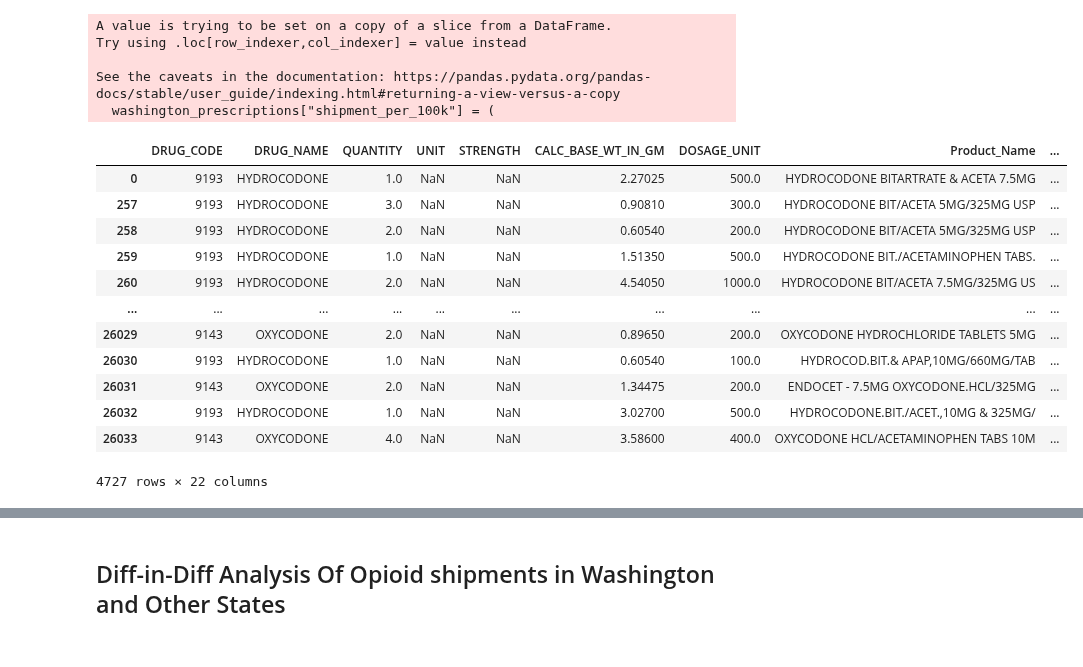
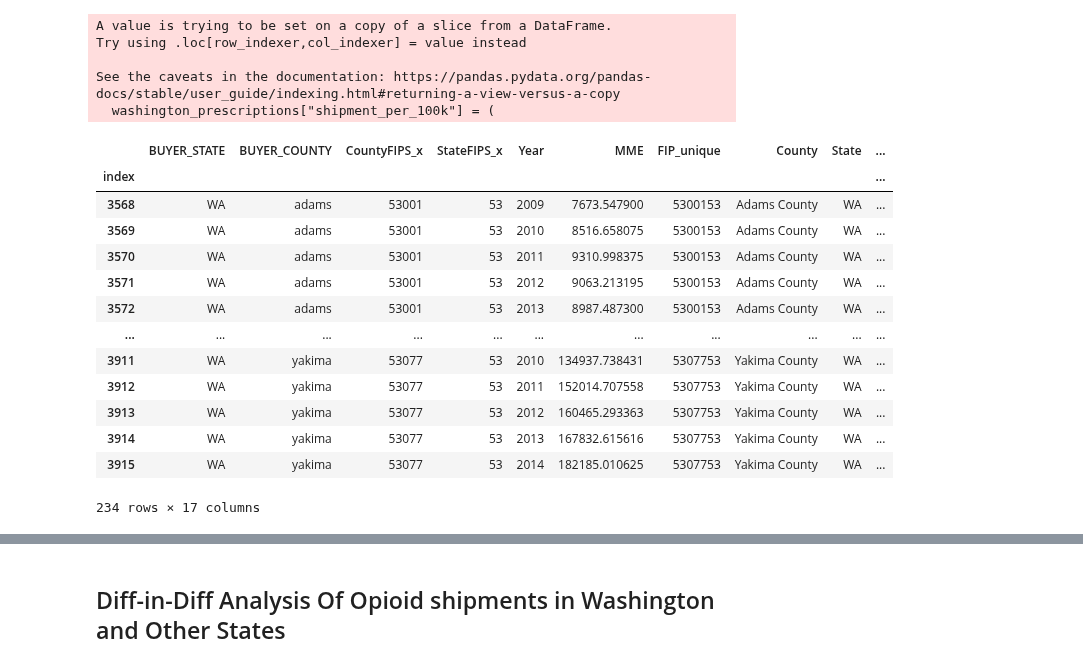
Before and after one commit to abzdel/Opioid-Analysis, a Jupyter notebook: 10_code/wa_diff_prescriptions.ipynb, the cells around one changed output, grey strips where cells are left out. Saved outputs shown, nothing was run; the diff lists cells and outputs as text; code cells hidden in the pictures.

```diff
--- a/10_code/wa_diff_prescriptions.ipynb
+++ b/10_code/wa_diff_prescriptions.ipynb
@@ -12,4 +12,3 @@ import seaborn as sns
 # %%
 # loading data for drug prescriptions in Florida and neighbouring states
-prescriptions = pd.read_csv("../05_cleaned_data/prescriptions_wa.csv",low_memory = False)
-prescriptions
+prescriptions_reduced =  pd.read_parquet("../20_intermediate_files/prescriptions_wa.parquet")
@@ -95,9 +70,9 @@ prescriptions_reduced
 prescriptions_reduced_copy = prescriptions_reduced.copy()
 
 prescriptions_reduced_copy["Year"] = prescriptions_reduced_copy["Year"].astype("int64")
-prescriptions_reduced_copy["DRUG_CODE"] = prescriptions_reduced_copy["DRUG_CODE"].astype("int64")
-prescriptions_reduced_copy["Month"] = prescriptions_reduced_copy["Month"].astype("int64")
-prescriptions_reduced_copy["Population"] = prescriptions_reduced_copy["Population"].astype("int64")
+# prescriptions_reduced_copy["DRUG_CODE"] = prescriptions_reduced_copy["DRUG_CODE"].astype("int64")
+# prescriptions_reduced_copy["Month"] = prescriptions_reduced_copy["Month"].astype("int64")
+# prescriptions_reduced_copy["Population"] = prescriptions_reduced_copy["Population"].astype("int64")
 # %%
 prescriptions_reduced_copy
 # %% [output]
@@ -117,38 +93,44 @@ prescriptions_reduced_copy
 # %%
 # creating a dataset that has all the drug prescriptions in the state of Florida
 
-washington_prescriptions = prescriptions_reduced_copy[prescriptions_reduced_copy["StateName"]=="Washington"]
+washington_prescriptions = prescriptions_reduced_copy[prescriptions_reduced_copy["State"]=="WA"]
 # washington_prescriptions_copy = washington_prescriptions.copy()
+# washington_prescriptions["shipment_per_100k"] = (
+#     (
+#         washington_prescriptions["dos_str"]
+#         * washington_prescriptions["DOSAGE_UNIT"]
+#         * washington_prescriptions["MME_Conversion_Factor"]
+#     )
+#     / (washington_prescriptions["Population"])
+#     * 100000
+# )
 washington_prescriptions["shipment_per_100k"] = (
-    (
-        washington_prescriptions["dos_str"]
-        * washington_prescriptions["DOSAGE_UNIT"]
-        * washington_prescriptions["MME_Conversion_Factor"]
-    )
+        washington_prescriptions["MME"]
     / (washington_prescriptions["Population"])
     * 100000
 )
 
 washington_prescriptions
 # %% [output]
 A value is trying to be set on a copy of a slice from a DataFrame.
 Try using .loc[row_indexer,col_indexer] = value instead
 
 See the caveats in the documentation: https://pandas.pydata.org/pandas-docs/stable/user_guide/indexing.html#returning-a-view-versus-a-copy
   washington_prescriptions["shipment_per_100k"] = (
-|  | DRUG_CODE | DRUG_NAME | QUANTITY | UNIT | STRENGTH | CALC_BASE_WT_IN_GM | DOSAGE_UNIT | Product_Name | ... |
-| 0 | 9193 | HYDROCODONE | 1.0 | NaN | NaN | 2.27025 | 500.0 | HYDROCODONE BITARTRATE & ACETA 7.5MG | ... |
-| 257 | 9193 | HYDROCODONE | 3.0 | NaN | NaN | 0.90810 | 300.0 | HYDROCODONE BIT/ACETA 5MG/325MG USP | ... |
-| 258 | 9193 | HYDROCODONE | 2.0 | NaN | NaN | 0.60540 | 200.0 | HYDROCODONE BIT/ACETA 5MG/325MG USP | ... |
-| 259 | 9193 | HYDROCODONE | 1.0 | NaN | NaN | 1.51350 | 500.0 | HYDROCODONE BIT./ACETAMINOPHEN TABS. | ... |
-| 260 | 9193 | HYDROCODONE | 2.0 | NaN | NaN | 4.54050 | 1000.0 | HYDROCODONE BIT/ACETA 7.5MG/325MG US | ... |
-| ... | ... | ... | ... | ... | ... | ... | ... | ... | ... |
-| 26029 | 9143 | OXYCODONE | 2.0 | NaN | NaN | 0.89650 | 200.0 | OXYCODONE HYDROCHLORIDE TABLETS 5MG | ... |
-| 26030 | 9193 | HYDROCODONE | 1.0 | NaN | NaN | 0.60540 | 100.0 | HYDROCOD.BIT.& APAP,10MG/660MG/TAB | ... |
-| 26031 | 9143 | OXYCODONE | 2.0 | NaN | NaN | 1.34475 | 200.0 | ENDOCET - 7.5MG OXYCODONE.HCL/325MG | ... |
-| 26032 | 9193 | HYDROCODONE | 1.0 | NaN | NaN | 3.02700 | 500.0 | HYDROCODONE.BIT./ACET.,10MG & 325MG/ | ... |
-| 26033 | 9143 | OXYCODONE | 4.0 | NaN | NaN | 3.58600 | 400.0 | OXYCODONE HCL/ACETAMINOPHEN TABS 10M | ... |
+|  | BUYER_STATE | BUYER_COUNTY | CountyFIPS_x | StateFIPS_x | Year | MME | FIP_unique | County | State | ... |
+| index |  |  |  |  |  |  |  |  |  | ... |
+| 3568 | WA | adams | 53001 | 53 | 2009 | 7673.547900 | 5300153 | Adams County | WA | ... |
+| 3569 | WA | adams | 53001 | 53 | 2010 | 8516.658075 | 5300153 | Adams County | WA | ... |
+| 3570 | WA | adams | 53001 | 53 | 2011 | 9310.998375 | 5300153 | Adams County | WA | ... |
+| 3571 | WA | adams | 53001 | 53 | 2012 | 9063.213195 | 5300153 | Adams County | WA | ... |
+| 3572 | WA | adams | 53001 | 53 | 2013 | 8987.487300 | 5300153 | Adams County | WA | ... |
+| ... | ... | ... | ... | ... | ... | ... | ... | ... | ... | ... |
+| 3911 | WA | yakima | 53077 | 53 | 2010 | 134937.738431 | 5307753 | Yakima County | WA | ... |
+| 3912 | WA | yakima | 53077 | 53 | 2011 | 152014.707558 | 5307753 | Yakima County | WA | ... |
+| 3913 | WA | yakima | 53077 | 53 | 2012 | 160465.293363 | 5307753 | Yakima County | WA | ... |
+| 3914 | WA | yakima | 53077 | 53 | 2013 | 167832.615616 | 5307753 | Yakima County | WA | ... |
+| 3915 | WA | yakima | 53077 | 53 | 2014 | 182185.010625 | 5307753 | Yakima County | WA | ... |
-4727 rows × 22 columns
+234 rows × 17 columns
 # %%
 # calculating and displaying total number of drug prescriptions that took place in washington. results are grouped and displayed year and county wise
 
```
Also changed, not shown: parts of 28 cells of this notebook, 1 other file.
